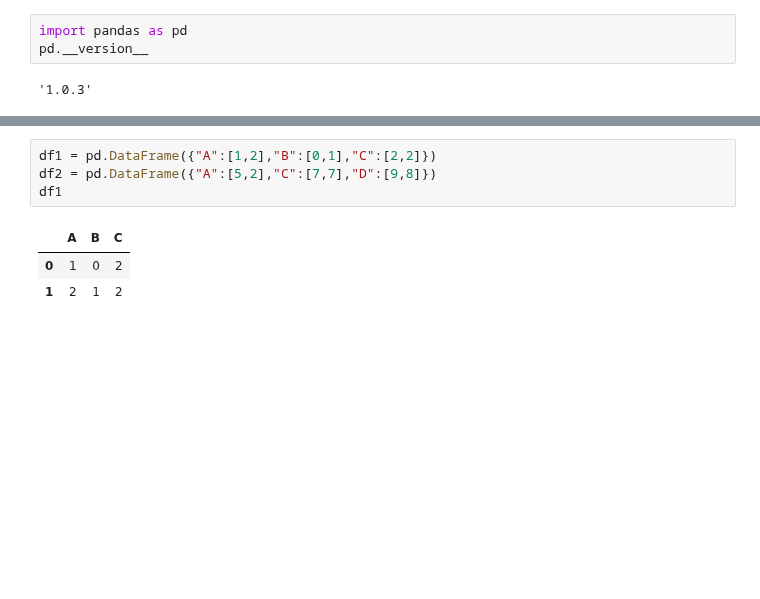
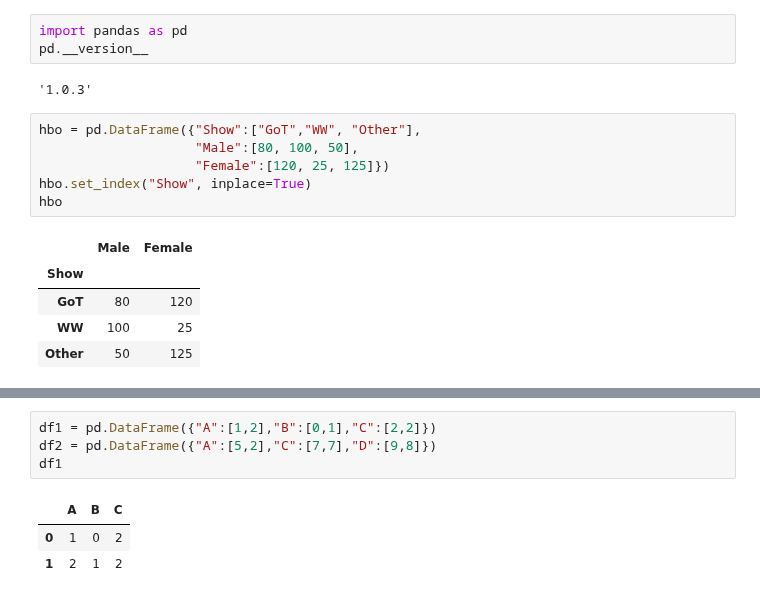
Before and after one commit to 4dsolutions/Curriculum_Development, a Jupyter notebook: IntroDS002.ipynb, the cells around one changed output, grey strips where cells are left out. Drawn from its saved outputs; the diff is of its cells as text; blank space fills up the shorter version.

```diff
--- a/IntroDS002.ipynb
+++ b/IntroDS002.ipynb
@@ -159,3 +164,15 @@ import pandas as pd
 pd.__version__
 # %% [output]
 '1.0.3'
+# %%
+hbo = pd.DataFrame({"Show":["GoT","WW", "Other"],
+                    "Male":[80, 100, 50],
+                    "Female":[120, 25, 125]})
+hbo.set_index("Show", inplace=True)
+hbo
+# %% [output]
+|  | Male | Female |
+| Show |  |  |
+| GoT | 80 | 120 |
+| WW | 100 | 25 |
+| Other | 50 | 125 |
```
Also changed, not shown: parts of 3 cells of this notebook, 1 other file.
